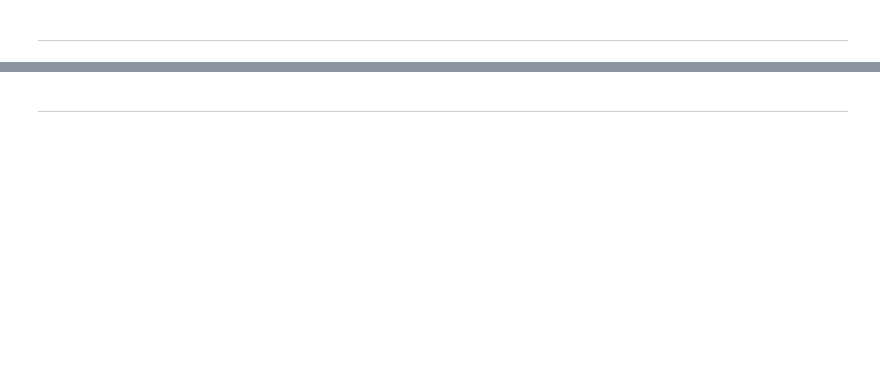
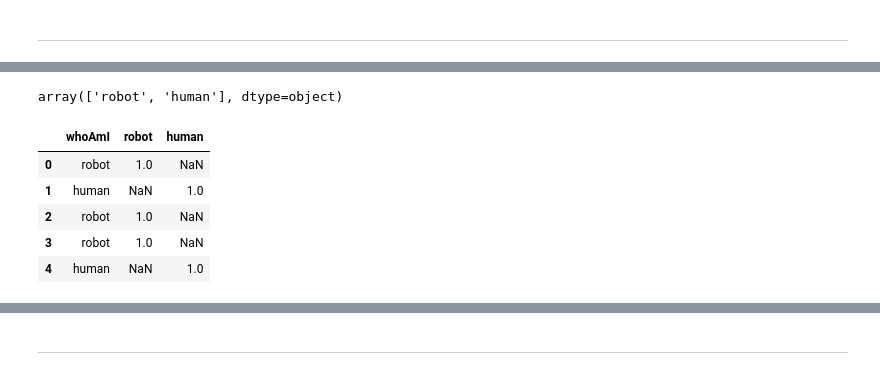
Before and after one commit to DilyaKh/Python_Task_9_Attestation_Pandas, a Jupyter notebook: Python_Task_9_Attestation_Pandas.ipynb, the cells around one changed output, grey strips where cells are left out. Drawn from its saved outputs; the diff is of its cells as text; code cells hidden in the pictures; blank space fills up the shorter version.

```diff
--- a/Python_Task_9_Attestation_Pandas.ipynb
+++ b/Python_Task_9_Attestation_Pandas.ipynb
@@ -204,0 +120,4 @@ one_hot_df_1.head()
+# %%
+one_hot_df_2 = data
+
+one_hot_df_2.head()
@@ -204,0 +131,24 @@ one_hot_df_1.head()
+# %%
+# Выделяем уникальные значения - наименования будущих полей:
+
+headers = one_hot_df_2['whoAmI'].unique()
+
+headers
+# %% [output]
+array(['robot', 'human'], dtype=object)
+# %%
+# Добавляем новые поля и заполняем их соотвестствующими
+# значениями в зависимости от содержания поля 'whoAmI':
+
+for column_name in headers:
+    one_hot_df_2.loc[one_hot_df_2['whoAmI'] == column_name, column_name] = 1
+    one_hot_df_2.loc[one_hot_df_2['whoAmI'] == column_name, column_name] = 1
+
+one_hot_df_2.head()
+# %% [output]
+|  | whoAmI | robot | human |
+| 0 | robot | 1.0 | NaN |
+| 1 | human | NaN | 1.0 |
+| 2 | robot | 1.0 | NaN |
+| 3 | robot | 1.0 | NaN |
+| 4 | human | NaN | 1.0 |
```
Also changed, not shown: parts of 30 cells of this notebook.
